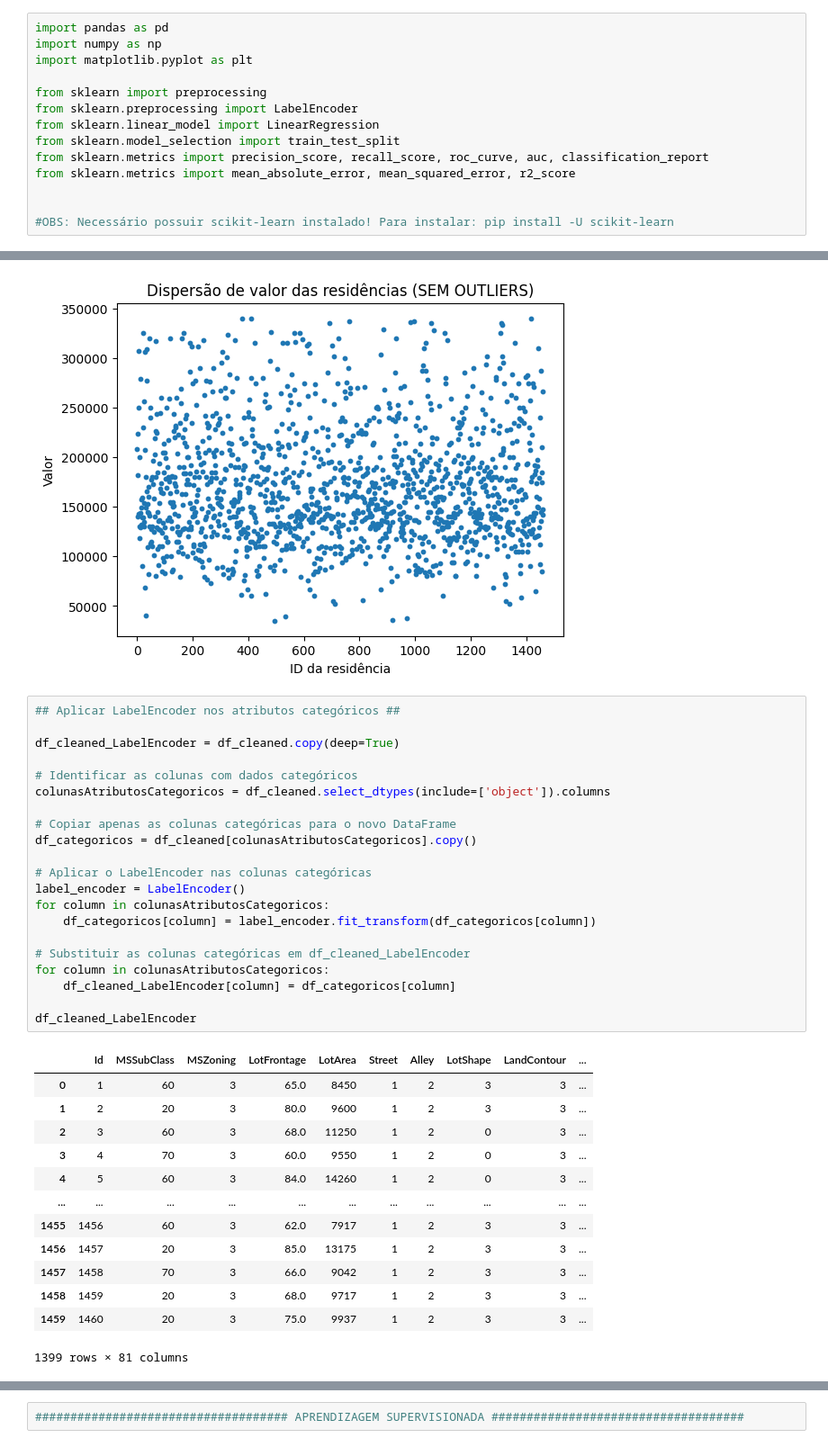
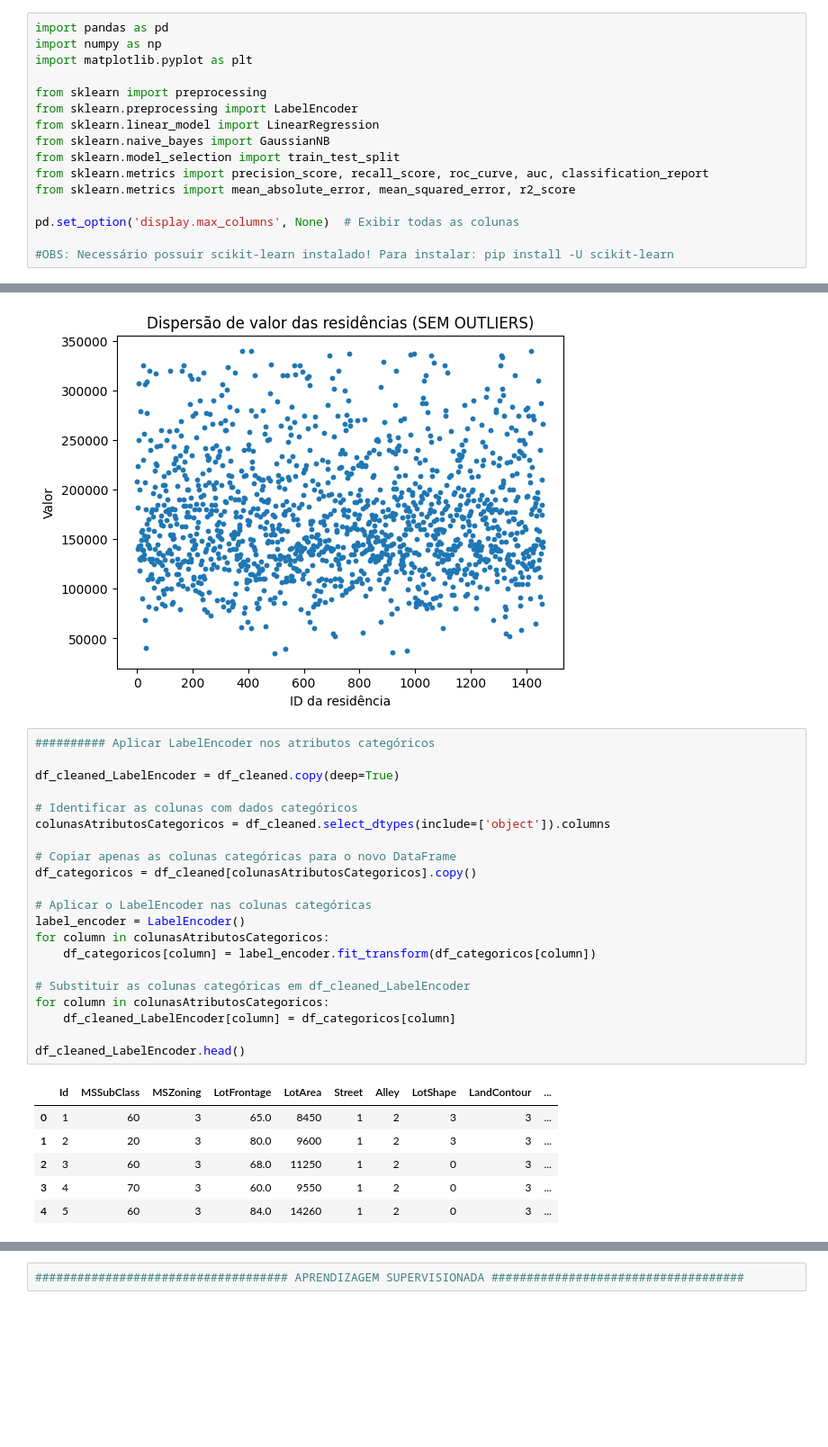
Before and after one commit to ghccalanzani/AnaliseDeDados, a Jupyter notebook: Entrega C3/AtividadeC3.ipynb, the cells around one changed output, grey strips where cells are left out. Shown: that part at 90% size. Drawn from its saved outputs; the diff is of its cells as text; blank space fills up the shorter version.

```diff
--- a/Entrega C3/AtividadeC3.ipynb
+++ b/Entrega C3/AtividadeC3.ipynb
@@ -6,10 +6,12 @@ import matplotlib.pyplot as plt
 from sklearn import preprocessing
 from sklearn.preprocessing import LabelEncoder
 from sklearn.linear_model import LinearRegression
+from sklearn.naive_bayes import GaussianNB
 from sklearn.model_selection import train_test_split
 from sklearn.metrics import precision_score, recall_score, roc_curve, auc, classification_report
 from sklearn.metrics import mean_absolute_error, mean_squared_error, r2_score
 
+pd.set_option('display.max_columns', None)  # Exibir todas as colunas
 
 #OBS: Necessário possuir scikit-learn instalado! Para instalar: pip install -U scikit-learn
 # %%
@@ -155,37 +157,30 @@ plt.show()
 # %% [output]
 [figure]
 # %%
-## Aplicar LabelEncoder nos atributos categóricos ##
+########## Aplicar LabelEncoder nos atributos categóricos
 
 df_cleaned_LabelEncoder = df_cleaned.copy(deep=True)
 
 # Identificar as colunas com dados categóricos
 colunasAtributosCategoricos = df_cleaned.select_dtypes(include=['object']).columns
 
 # Copiar apenas as colunas categóricas para o novo DataFrame
 df_categoricos = df_cleaned[colunasAtributosCategoricos].copy()
 
 # Aplicar o LabelEncoder nas colunas categóricas
 label_encoder = LabelEncoder()
 for column in colunasAtributosCategoricos:
     df_categoricos[column] = label_encoder.fit_transform(df_categoricos[column])
 
 # Substituir as colunas categóricas em df_cleaned_LabelEncoder
 for column in colunasAtributosCategoricos:
     df_cleaned_LabelEncoder[column] = df_categoricos[column]
 
-df_cleaned_LabelEncoder
+df_cleaned_LabelEncoder.head()
 # %% [output]
 |  | Id | MSSubClass | MSZoning | LotFrontage | LotArea | Street | Alley | LotShape | LandContour | ... |
 | 0 | 1 | 60 | 3 | 65.0 | 8450 | 1 | 2 | 3 | 3 | ... |
 | 1 | 2 | 20 | 3 | 80.0 | 9600 | 1 | 2 | 3 | 3 | ... |
 | 2 | 3 | 60 | 3 | 68.0 | 11250 | 1 | 2 | 0 | 3 | ... |
 | 3 | 4 | 70 | 3 | 60.0 | 9550 | 1 | 2 | 0 | 3 | ... |
 | 4 | 5 | 60 | 3 | 84.0 | 14260 | 1 | 2 | 0 | 3 | ... |
-| ... | ... | ... | ... | ... | ... | ... | ... | ... | ... | ... |
-| 1455 | 1456 | 60 | 3 | 62.0 | 7917 | 1 | 2 | 3 | 3 | ... |
-| 1456 | 1457 | 20 | 3 | 85.0 | 13175 | 1 | 2 | 3 | 3 | ... |
-| 1457 | 1458 | 70 | 3 | 66.0 | 9042 | 1 | 2 | 3 | 3 | ... |
-| 1458 | 1459 | 20 | 3 | 68.0 | 9717 | 1 | 2 | 3 | 3 | ... |
-| 1459 | 1460 | 20 | 3 | 75.0 | 9937 | 1 | 2 | 3 | 3 | ... |
-1399 rows × 81 columns
```
Also changed, not shown: parts of 3 cells of this notebook.
